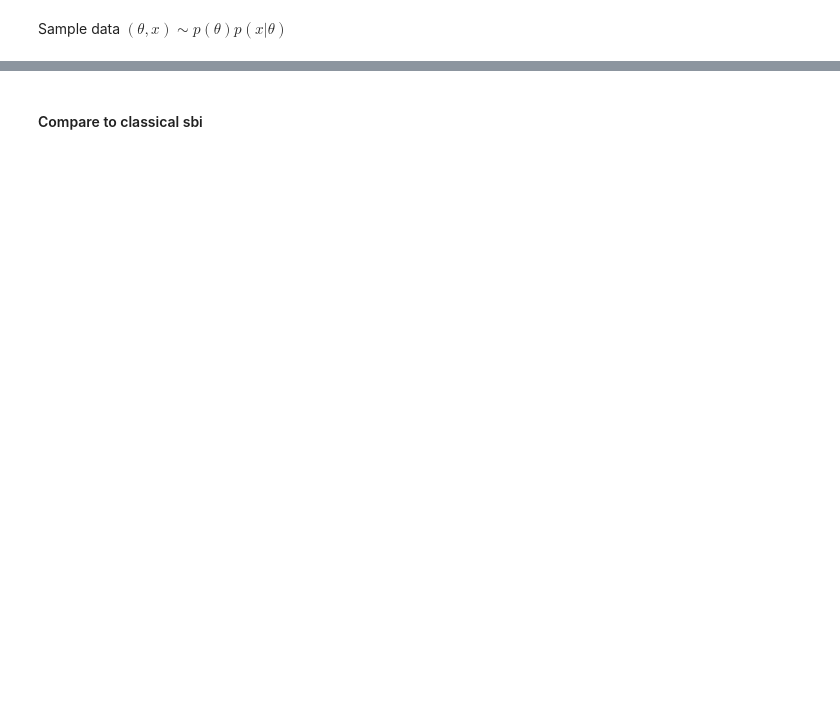
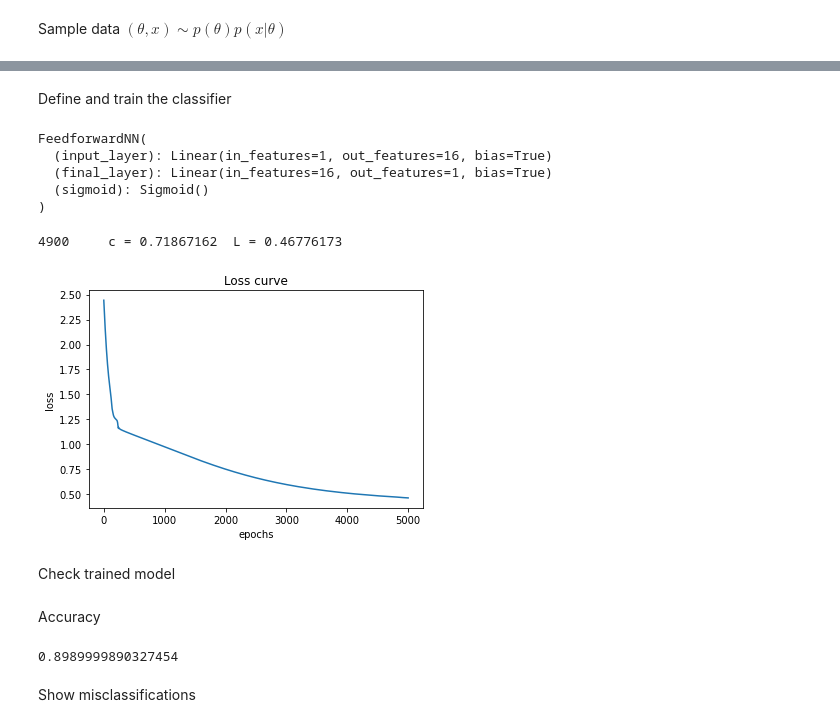
Before and after one commit to mackelab/amortized-decision-making, a Jupyter notebook: scripts/classifier.ipynb, the cells around one changed output, grey strips where cells are left out. Saved outputs shown, nothing was run; the diff lists cells and outputs as text; code cells hidden in the pictures; blank space fills up the shorter version.

```diff
--- a/scripts/classifier.ipynb
+++ b/scripts/classifier.ipynb
@@ -187,2 +68,5 @@ plt.show()
+# %%
+weights = [5.,1.]
+threshold = 2.0
 # %% [markdown]
 Sample data $(\theta, x) \sim p(\theta)p(x|\theta)$
@@ -313,2 +72,0 @@ plt.show()
-# %% [markdown]
-#### Compare to classical sbi
@@ -314,0 +80,27 @@ plt.show()
+# %% [markdown]
+Define and train the classifier
+# %%
+clf = FeedforwardNN(1, [16], 1)
+clf
+# %% [output]
+FeedforwardNN(
+  (input_layer): Linear(in_features=1, out_features=16, bias=True)
+  (final_layer): Linear(in_features=16, out_features=1, bias=True)
+  (sigmoid): Sigmoid()
+)
+# %%
+epochs = 5000
+optimizer = torch.optim.Adam(clf.parameters())
+criterion = BCELoss_weighted(weights, threshold) # weighted by cost of misclassification
+# %%
+clf, loss_values = train(clf, x_train, th_train, threshold, epochs, criterion, optimizer)
+
+plt.plot(torch.arange(epochs).detach().numpy(), loss_values)
+plt.title('Loss curve')
+plt.ylabel('loss'); plt.xlabel('epochs')
+plt.show()
+# %% [output]
+4900     c = 0.71867162  L = 0.46776173
+[figure, added]
+# %% [markdown]
+Check trained model
@@ -314,0 +114,8 @@ plt.show()
+# %% [markdown]
+Accuracy
+# %%
+(sum(preds_eval_bin == d_eval)/N_eval).item()
+# %% [output]
+0.8989999890327454
+# %% [markdown]
+Show misclassifications
```
Also changed, not shown: parts of 70 cells of this notebook, 6 other files.
